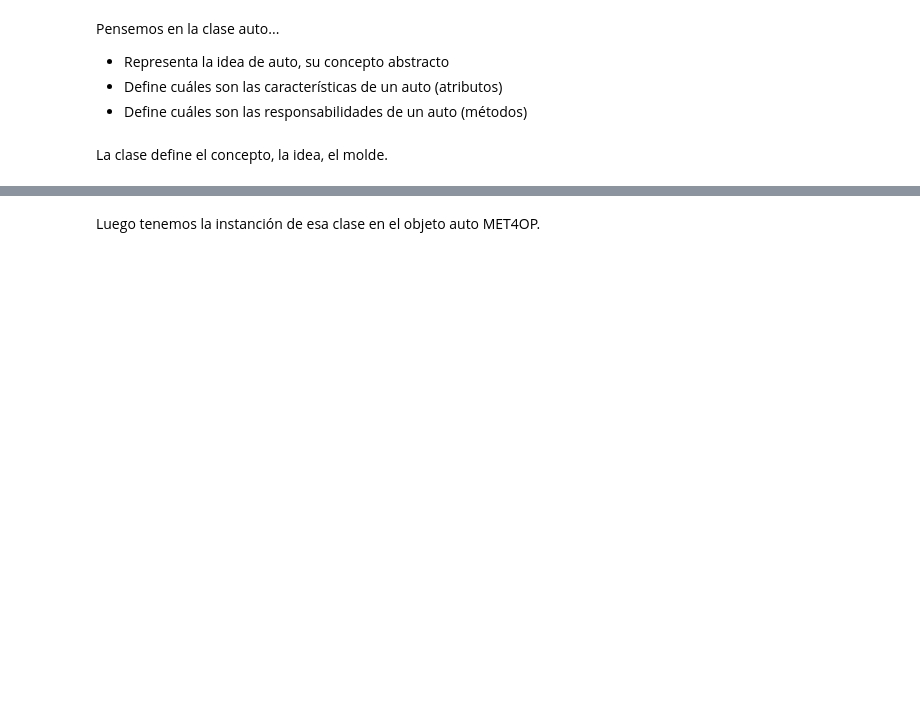
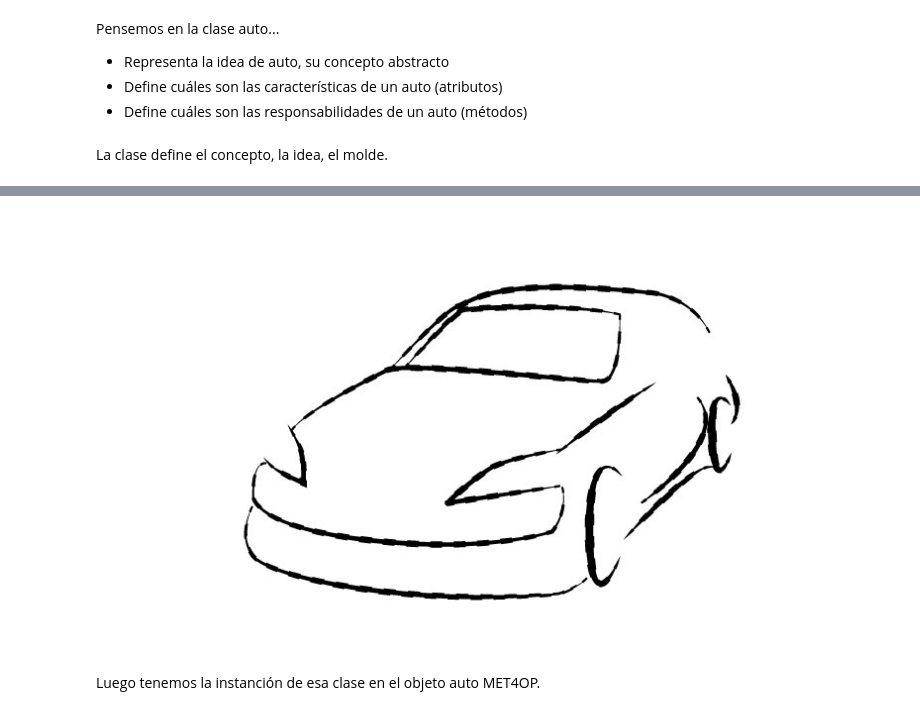
Before and after one commit to MET4OP-UBA/MET4OP, a Jupyter notebook: clases/computacion/tema_11/POO_1/POO1.ipynb, the cells around one changed output, grey strips where cells are left out. Drawn from its saved outputs; the diff is of its cells as text; code cells hidden in the pictures; blank space fills up the shorter version.

```diff
--- a/clases/computacion/tema_11/POO_1/POO1.ipynb
+++ b/clases/computacion/tema_11/POO_1/POO1.ipynb
@@ -101,2 +106,6 @@ La clase define el concepto, la idea, el molde.
+# %%
+Image(filename='extra/carabstract.jpg')
+# %% [output]
+[figure, added]
 # %% [markdown]
 Luego tenemos la instanción de esa clase en el objeto auto MET4OP.
```
Also changed, not shown: parts of 10 cells of this notebook, 34 other files.
